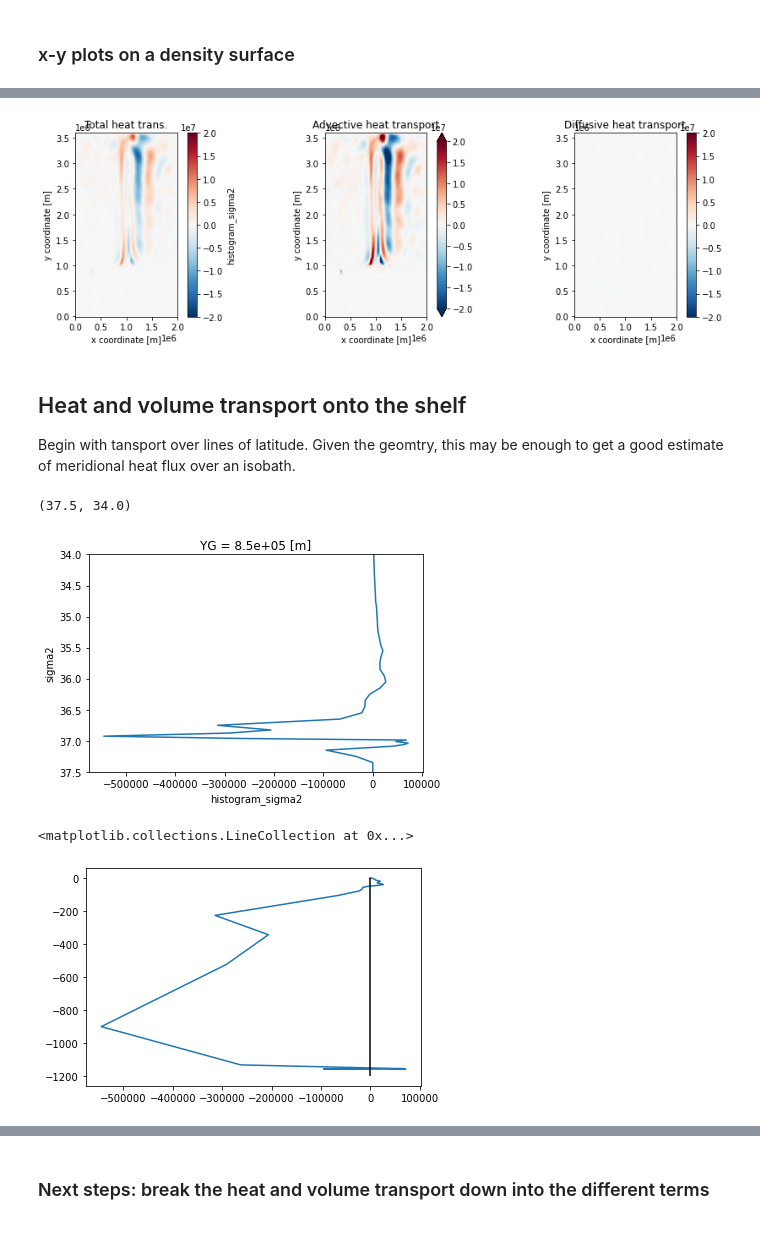
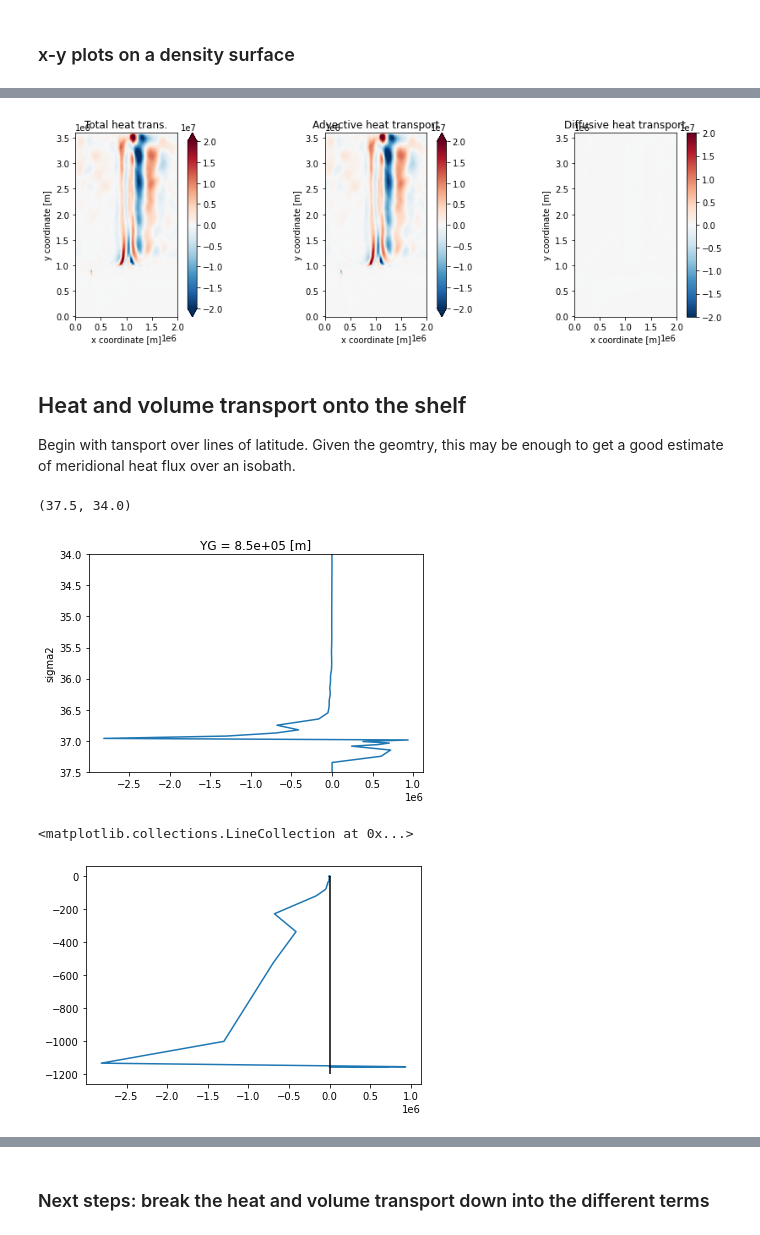
Before and after one commit to edoddridge/SO-channel-embayment, a Jupyter notebook: analysis/analysis-MITgcm-gadi.ipynb, the cells around one changed output, grey strips where cells are left out. Cells and saved outputs as stored; diff of their text form; code cells hidden in the pictures.

```diff
--- a/analysis/analysis-MITgcm-gadi.ipynb
+++ b/analysis/analysis-MITgcm-gadi.ipynb
@@ -905,3 +79,5 @@ iters = [1000512, 1001376, 1002240, 1003104, 1003968, 1004832, 1005696,
+# %%
+iters = iters.tolist()
 # %%
 iters = iters[-720:]
 len(iters)
@@ -2020,7 +1292,7 @@ fig.savefig('density_surface_heat_flux_decomposition.png', dpi=200, bbox_inches=
 # %%
 fig, ax = plt.subplots(1,3, figsize=(15,4))
 
-vhc_bar.sum(dim='sigma2').plot(ax=ax[0], vmin=-2e7, vmax=2e7, cmap='RdBu_r')
+vhc_reconstructed_bar.sum(dim='sigma2').plot(ax=ax[0], vmin=-2e7, vmax=2e7, cmap='RdBu_r')
 ax[0].set_title('Total heat trans.')
 # plt.colorbar(im2, ax=ax[0])
 ax[0].set_aspect('equal')
@@ -2037,22 +1309,22 @@ vh_prime_Tprime_bar.sum(dim='sigma2').plot(ax=ax[2], vmin=-2e7, vmax=2e7, cmap='
 ax[2].set_title('Diffusive heat transport')
 ax[2].set_aspect('equal')
 # %% [output]
-[figure, old version]
+[figure, new version]
 # %% [markdown]
 ## Heat and volume transport onto the shelf
 
 Begin with tansport over lines of latitude. Given the geomtry, this may be enough to get a good estimate of meridional heat flux over an isobath.
 # %%
-vhc_bar.sel(YG=0.85e6, method='nearest').sum(dim='XC').plot(y='sigma2', yincrease=False)
+vhc_reconstructed_bar.sel(YG=0.85e6, method='nearest').sum(dim='XC').plot(y='sigma2', yincrease=False)
 plt.ylim(37.5, 34)
 # %% [output]
 (37.5, 34.0)
-[figure, old version]
+[figure, new version]
 # %%
-plt.plot(vhc_bar.sel(YG=0.85e6, method='nearest').sum(dim='XC'),
+plt.plot(vhc_reconstructed_bar.sel(YG=0.85e6, method='nearest').sum(dim='XC'),
     -hbar.sel(YG=0.85e6, method='nearest').mean(dim='XC').cumsum(dim='sigma2'))
 plt.vlines(0,-1200,0, colors='k')
 # %% [output]
 <matplotlib.collections.LineCollection at 0x...>
-[figure, old version]
+[figure, new version]
 # %%
```
Also changed, not shown: parts of 68 cells of this notebook, 3 other files.
